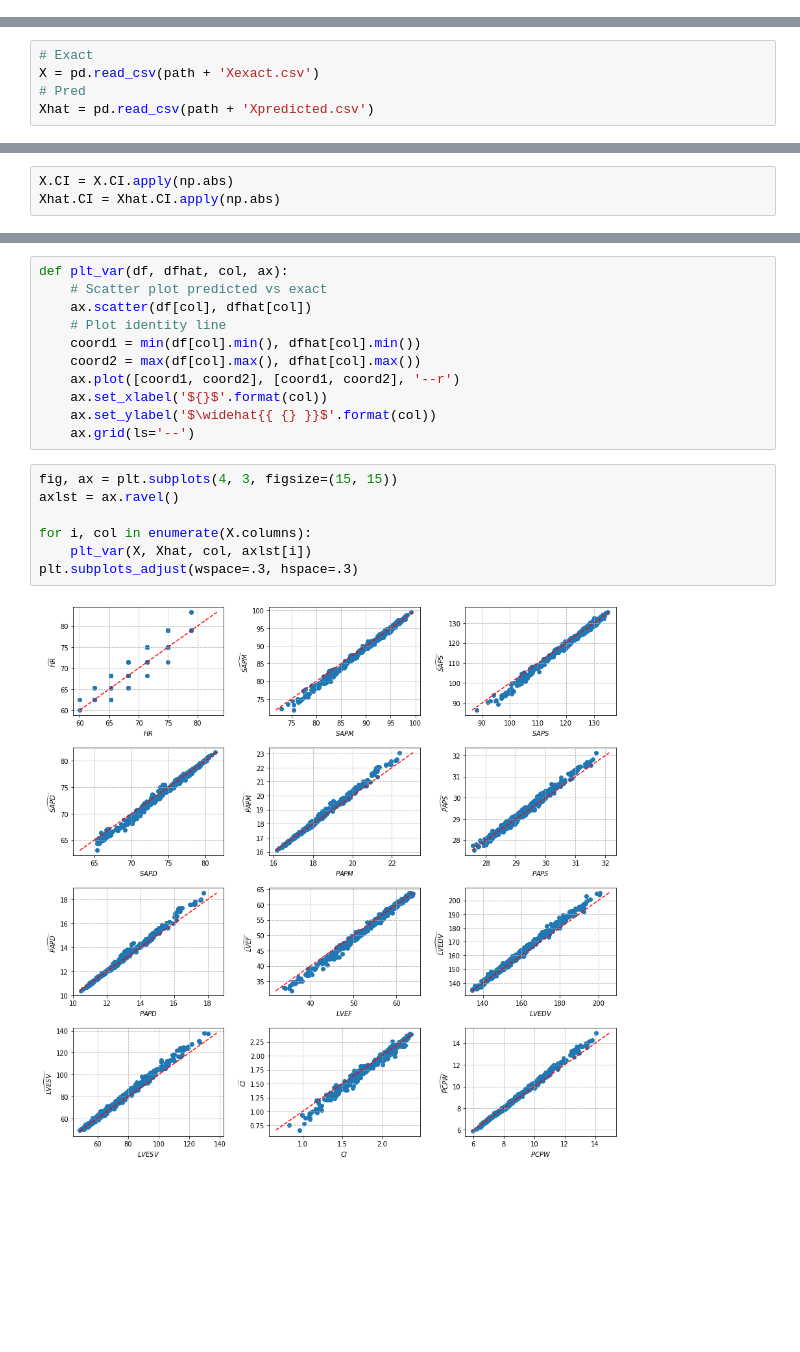
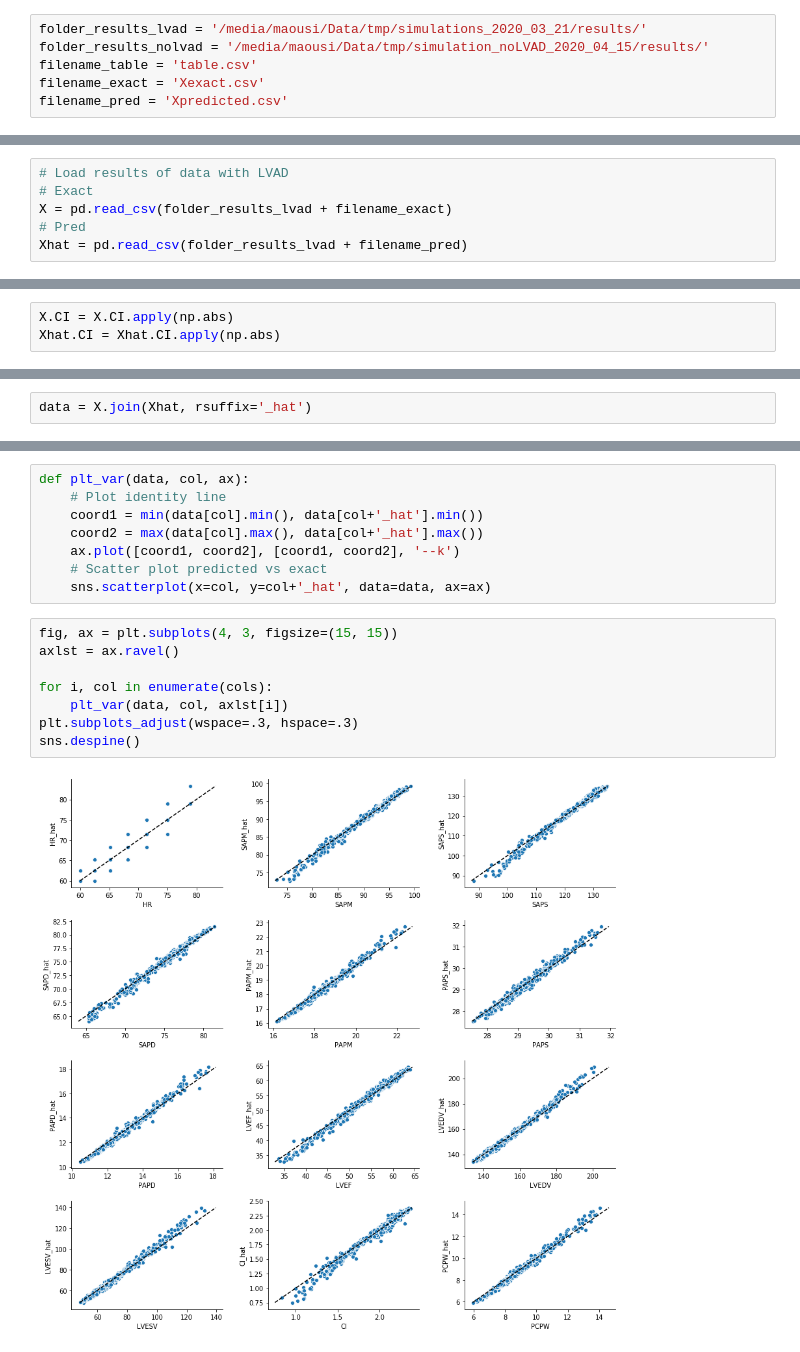
Before and after one commit to matthiaszeller/VAD-0D-DNN, a Jupyter notebook: notebooks/N7-Results-report.ipynb, the cells around one changed output, grey strips where cells are left out. Saved outputs shown, nothing was run; the diff lists cells and outputs as text; blank space fills up the shorter version.

Commit message:
upate report, diagram, readme

```diff
--- a/notebooks/N7-Results-report.ipynb
+++ b/notebooks/N7-Results-report.ipynb
@@ -14,0 +6,6 @@ table_path = path + 'table.csv'
+# %%
+folder_results_lvad = '/media/maousi/Data/tmp/simulations_2020_03_21/results/'
+folder_results_nolvad = '/media/maousi/Data/tmp/simulation_noLVAD_2020_04_15/results/'
+filename_table = 'table.csv'
+filename_exact = 'Xexact.csv'
+filename_pred = 'Xpredicted.csv'
@@ -57,5 +110,6 @@ with open('result_table.csv', 'w') as f:
 # %%
+# Load results of data with LVAD
 # Exact
-X = pd.read_csv(path + 'Xexact.csv')
+X = pd.read_csv(folder_results_lvad + filename_exact)
 # Pred
-Xhat = pd.read_csv(path + 'Xpredicted.csv')
+Xhat = pd.read_csv(folder_results_lvad + filename_pred)
@@ -120 +144,3 @@ Xhat.describe()
+# %%
+data = X.join(Xhat, rsuffix='_hat')
 # %% [markdown]
@@ -122,20 +150,18 @@ Xhat.describe()
 # %%
-def plt_var(df, dfhat, col, ax):
+def plt_var(data, col, ax):
+    # Plot identity line
+    coord1 = min(data[col].min(), data[col+'_hat'].min())
+    coord2 = max(data[col].max(), data[col+'_hat'].max())
+    ax.plot([coord1, coord2], [coord1, coord2], '--k')
     # Scatter plot predicted vs exact
-    ax.scatter(df[col], dfhat[col])
-    # Plot identity line
-    coord1 = min(df[col].min(), dfhat[col].min())
-    coord2 = max(df[col].max(), dfhat[col].max())
-    ax.plot([coord1, coord2], [coord1, coord2], '--r')
-    ax.set_xlabel('${}$'.format(col))
-    ax.set_ylabel('$\widehat{{ {} }}$'.format(col))
-    ax.grid(ls='--')
+    sns.scatterplot(x=col, y=col+'_hat', data=data, ax=ax)
 # %%
 fig, ax = plt.subplots(4, 3, figsize=(15, 15))
 axlst = ax.ravel()
 
-for i, col in enumerate(X.columns):
-    plt_var(X, Xhat, col, axlst[i])
+for i, col in enumerate(cols):
+    plt_var(data, col, axlst[i])
 plt.subplots_adjust(wspace=.3, hspace=.3)
+sns.despine()
 # %% [output]
-[figure, old version]
+[figure, new version]
```
Also changed, not shown: parts of 41 cells of this notebook, 5 other files.
